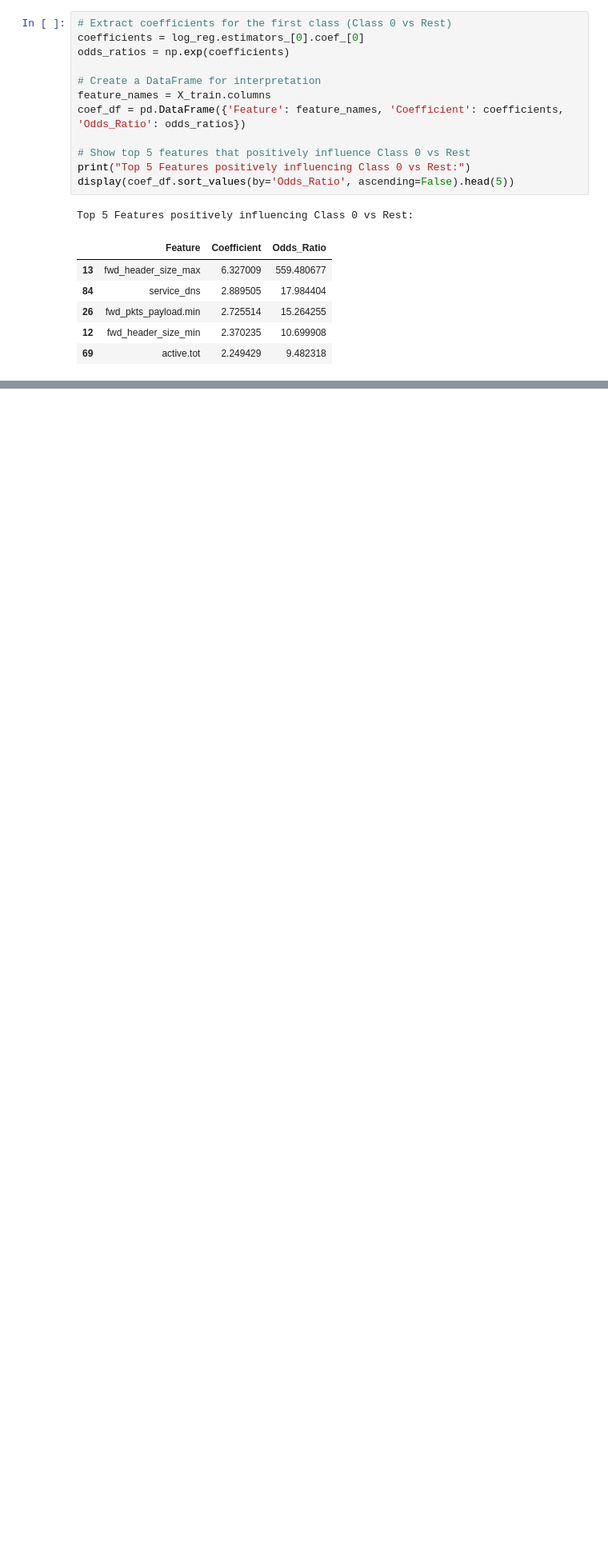
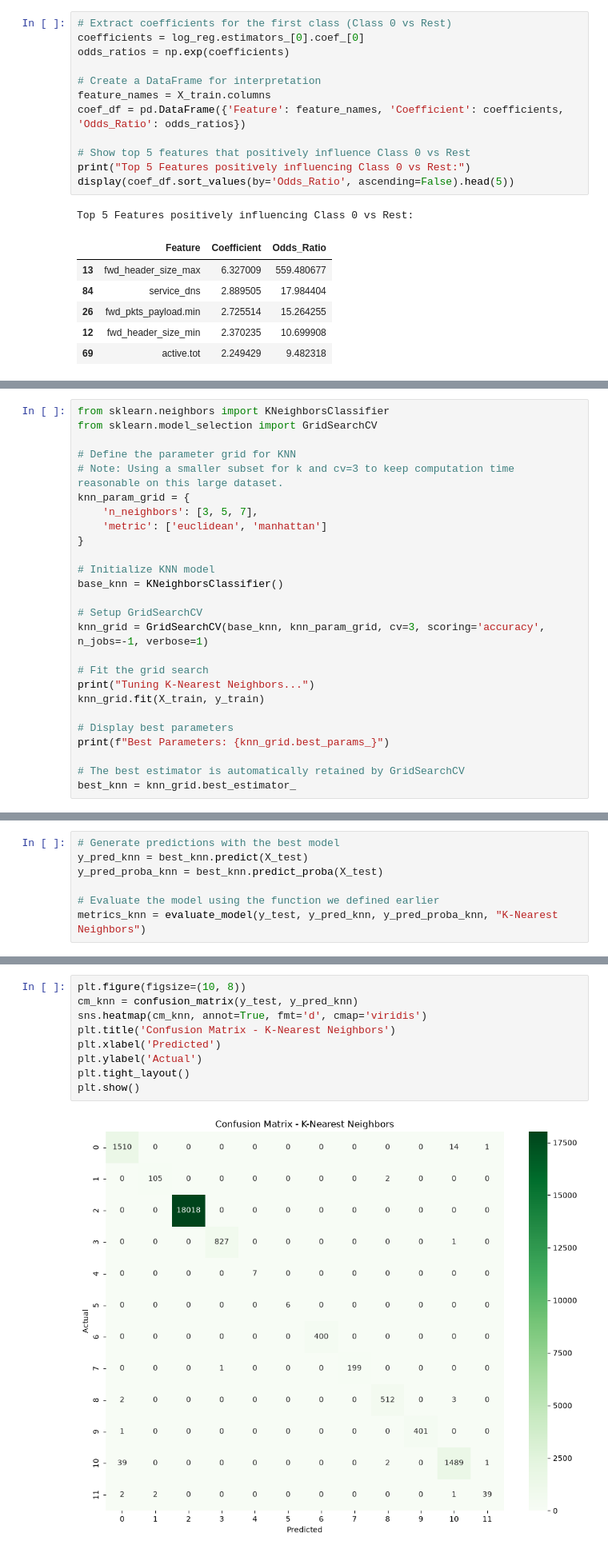
Before and after one commit to likhith1253/ML_Capstone, a Jupyter notebook: classification/classification.ipynb, the cells around one changed output, grey strips where cells are left out. Shown at 80% size. Cells and saved outputs as stored; diff of their text form; blank space fills up the shorter version.

```diff
--- a/classification/classification.ipynb
+++ b/classification/classification.ipynb
@@ -105,0 +115,26 @@ Top 5 Features positively influencing Class 0 vs Rest:
+# %%
+from sklearn.neighbors import KNeighborsClassifier
+from sklearn.model_selection import GridSearchCV
+
+# Define the parameter grid for KNN
+# Note: Using a smaller subset for k and cv=3 to keep computation time reasonable on this large dataset.
+knn_param_grid = {
+    'n_neighbors': [3, 5, 7],
+    'metric': ['euclidean', 'manhattan']
+}
+
+# Initialize KNN model
+base_knn = KNeighborsClassifier()
+
+# Setup GridSearchCV
+knn_grid = GridSearchCV(base_knn, knn_param_grid, cv=3, scoring='accuracy', n_jobs=-1, verbose=1)
+
+# Fit the grid search
+print("Tuning K-Nearest Neighbors...")
+knn_grid.fit(X_train, y_train)
+
+# Display best parameters
+print(f"Best Parameters: {knn_grid.best_params_}")
+
+# The best estimator is automatically retained by GridSearchCV
+best_knn = knn_grid.best_estimator_
@@ -105,0 +145,7 @@ Top 5 Features positively influencing Class 0 vs Rest:
+# %%
+# Generate predictions with the best model
+y_pred_knn = best_knn.predict(X_test)
+y_pred_proba_knn = best_knn.predict_proba(X_test)
+
+# Evaluate the model using the function we defined earlier
+metrics_knn = evaluate_model(y_test, y_pred_knn, y_pred_proba_knn, "K-Nearest Neighbors")
@@ -105,0 +159,11 @@ Top 5 Features positively influencing Class 0 vs Rest:
+# %%
+plt.figure(figsize=(10, 8))
+cm_knn = confusion_matrix(y_test, y_pred_knn)
+sns.heatmap(cm_knn, annot=True, fmt='d', cmap='viridis')
+plt.title('Confusion Matrix - K-Nearest Neighbors')
+plt.xlabel('Predicted')
+plt.ylabel('Actual')
+plt.tight_layout()
+plt.show()
+# %% [output]
+[figure, added]
```
Also changed, not shown: parts of 15 cells of this notebook.
